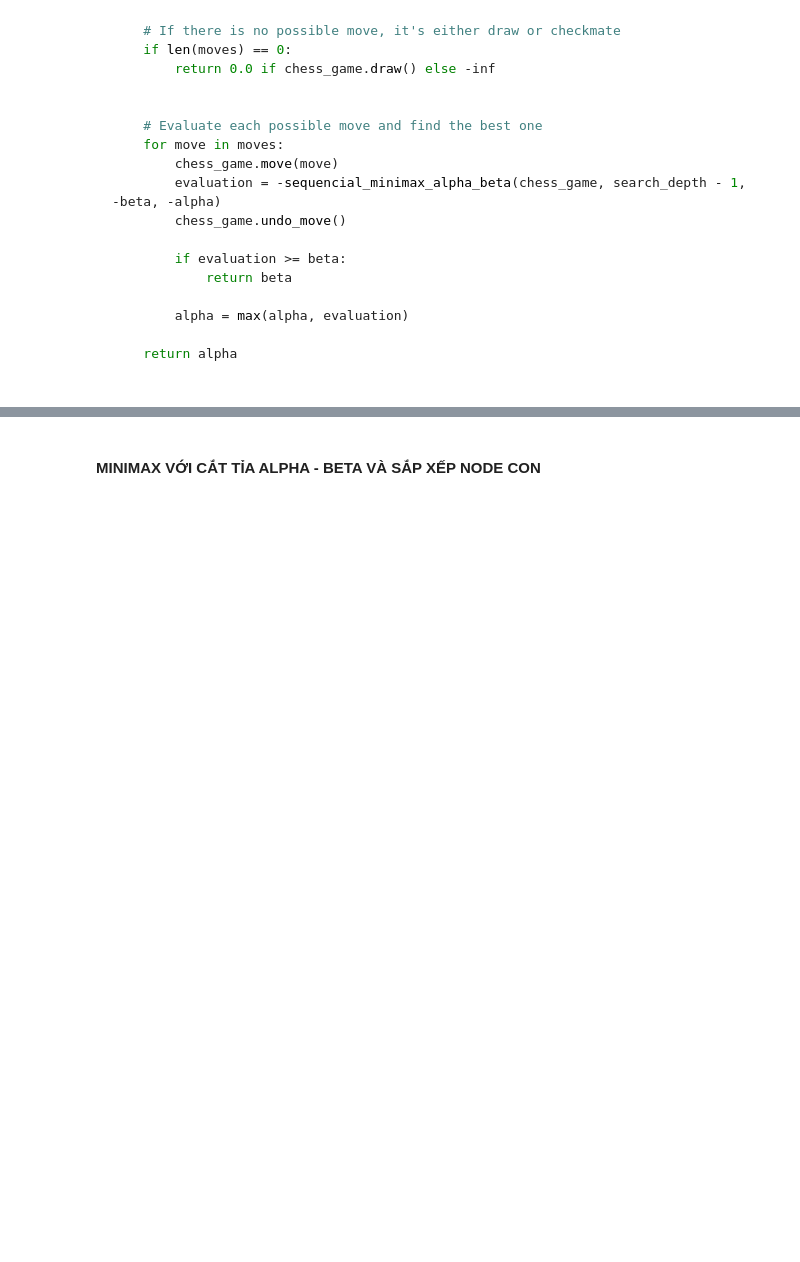
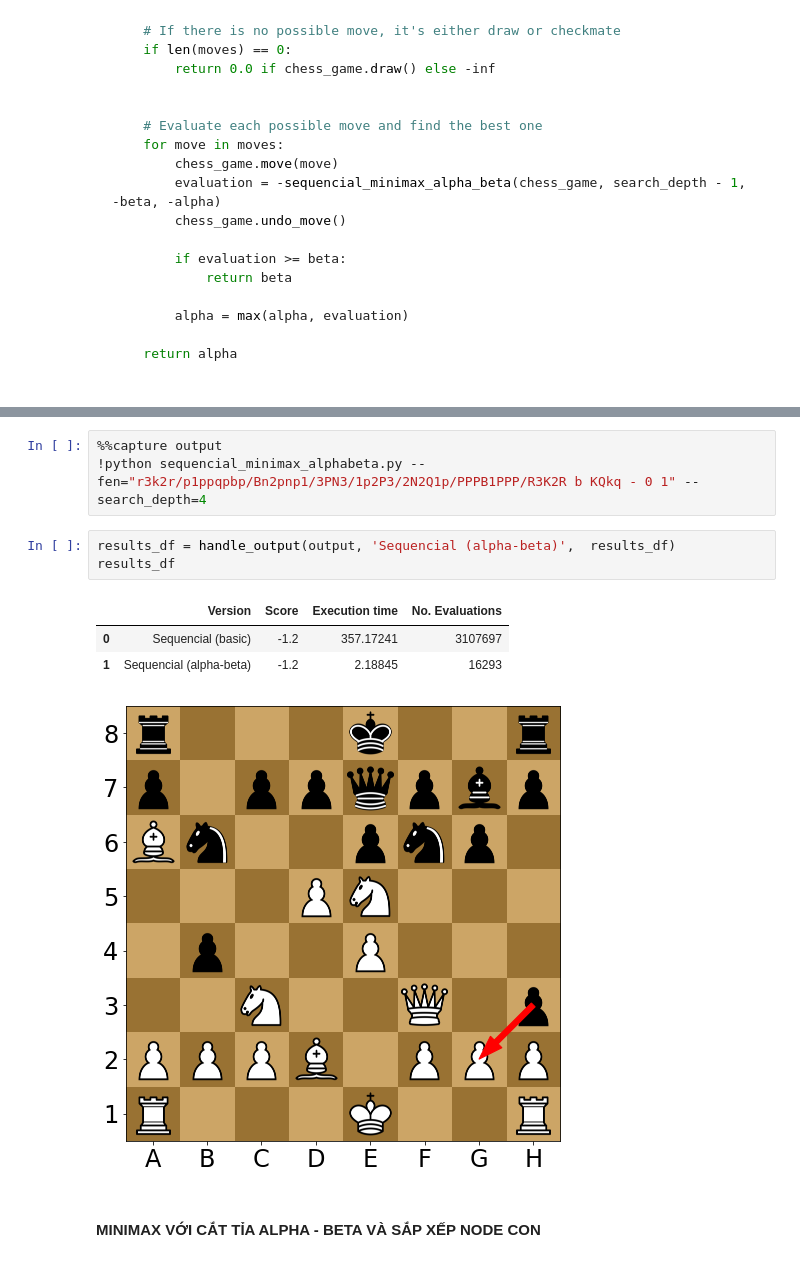
Before and after one commit to vv-hieu/ParallelChessEngine, a Jupyter notebook: Report.ipynb, the cells around one changed output, grey strips where cells are left out. Drawn from its saved outputs; the diff is of its cells as text; blank space fills up the shorter version.

```diff
--- a/Report.ipynb
+++ b/Report.ipynb
@@ -223,3 +363,14 @@ def sequencial_minimax_alpha_beta(chess_game, search_depth, alpha = -inf, beta =
+# %%
+%%capture output
+!python sequencial_minimax_alphabeta.py --fen="r3k2r/p1ppqpbp/Bn2pnp1/3PN3/1p2P3/2N2Q1p/PPPB1PPP/R3K2R b KQkq - 0 1" --search_depth=4
+# %%
+results_df = handle_output(output, 'Sequencial (alpha-beta)',  results_df)
+results_df
+# %% [output]
+|  | Version | Score | Execution time | No. Evaluations |
+| 0 | Sequencial (basic) | -1.2 | 357.17241 | 3107697 |
+| 1 | Sequencial (alpha-beta) | -1.2 | 2.18845 | 16293 |
+[figure, added]
 # %% [markdown]
 #### MINIMAX VỚI CẮT TỈA ALPHA - BETA VÀ SẮP XẾP NODE CON
 # %% [markdown]
```
Also changed, not shown: parts of 44 cells of this notebook, 7 other files.
